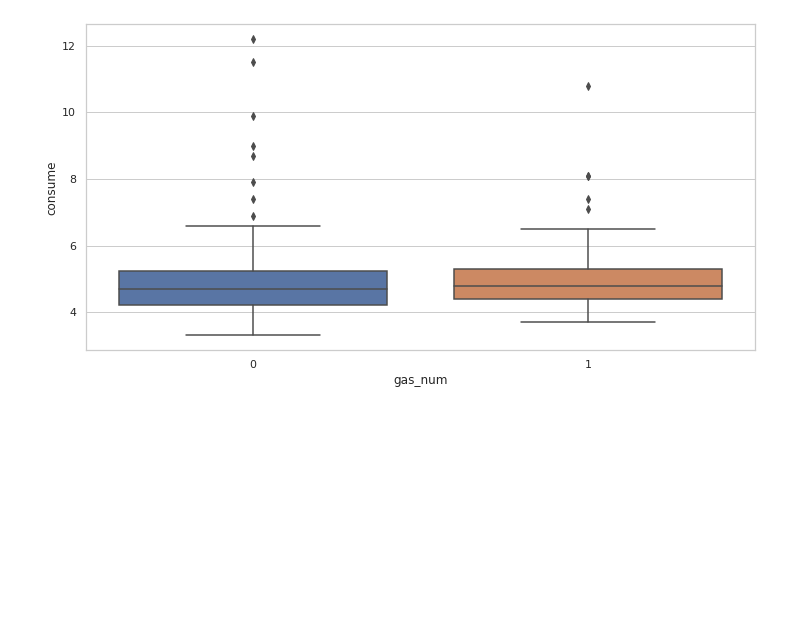
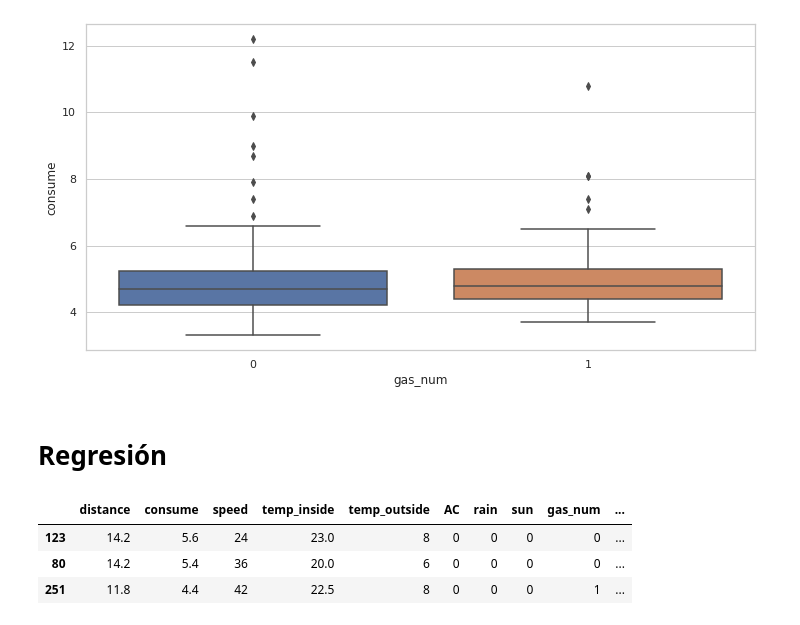
Before and after one commit to VictorRodriguezIronhack/reto_data, a Jupyter notebook: 02_visual.ipynb, the cells around one changed output. Saved outputs shown, nothing was run; the diff lists cells and outputs as text; code cells hidden in the pictures; blank space fills up the shorter version.

```diff
--- a/02_visual.ipynb
+++ b/02_visual.ipynb
@@ -65,3 +65,13 @@ sns.boxplot(x="gas_num", y="consume", data=mesur);
 [figure]
 # %%
 #podemos obesrvar que la media de conumo es prácticamente igual.. y que por lo general los vehículos que usan SP98 consumen menos...
+# %% [markdown]
+# Regresión
+# %%
+mesur = pd.get_dummies(mesur)
+mesur.sample(3)
+# %% [output]
+|  | distance | consume | speed | temp_inside | temp_outside | AC | rain | sun | gas_num | ... |
+| 123 | 14.2 | 5.6 | 24 | 23.0 | 8 | 0 | 0 | 0 | 0 | ... |
+| 80 | 14.2 | 5.4 | 36 | 20.0 | 6 | 0 | 0 | 0 | 0 | ... |
+| 251 | 11.8 | 4.4 | 42 | 22.5 | 8 | 0 | 0 | 0 | 1 | ... |
```
